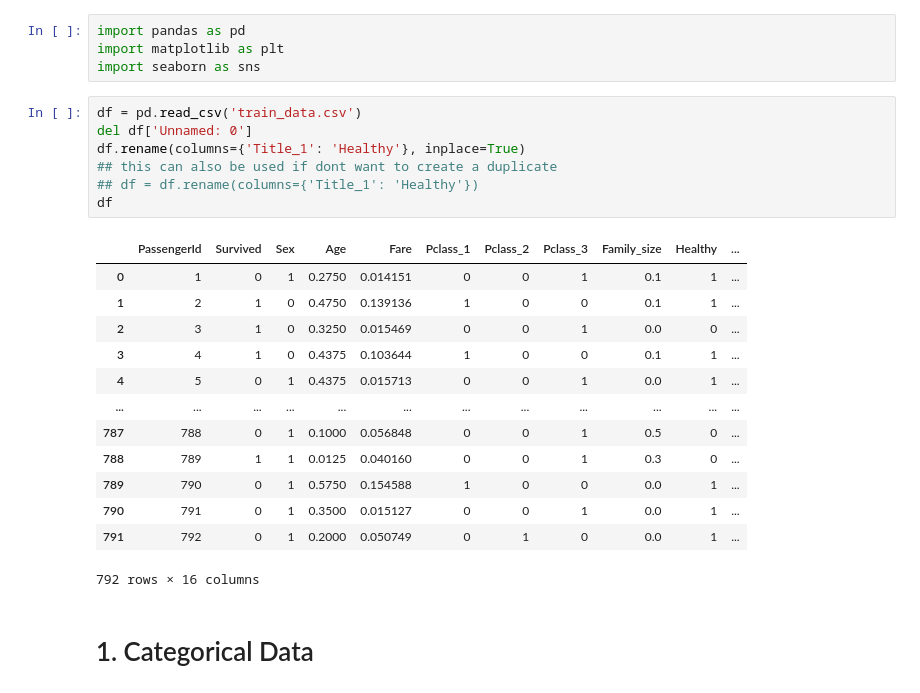
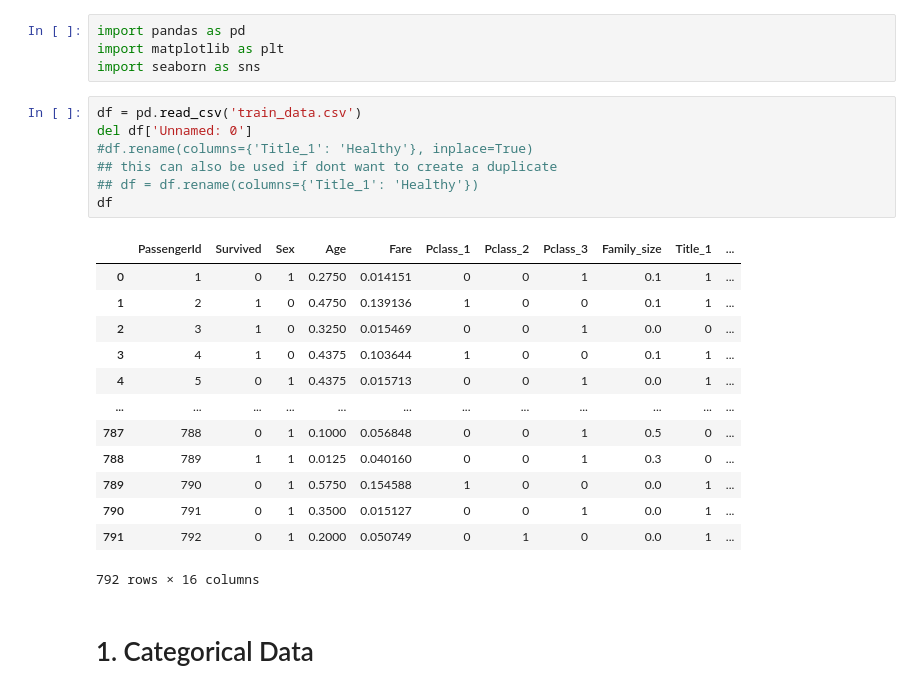
Before and after one commit to mohIITech/learning_machine_learning, a Jupyter notebook: JupyterNotebooks/MachineLearning/Exploratory Data Analysis (EDA)/univariate_analysis.ipynb, the cells around one changed output. Saved outputs shown, nothing was run; the diff lists cells and outputs as text.

```diff
--- a/JupyterNotebooks/MachineLearning/Exploratory Data Analysis (EDA)/univariate_analysis.ipynb
+++ b/JupyterNotebooks/MachineLearning/Exploratory Data Analysis (EDA)/univariate_analysis.ipynb
@@ -5,12 +26,12 @@ import seaborn as sns
 # %%
 df = pd.read_csv('train_data.csv')
 del df['Unnamed: 0']
-df.rename(columns={'Title_1': 'Healthy'}, inplace=True)
+#df.rename(columns={'Title_1': 'Healthy'}, inplace=True)
 ## this can also be used if dont want to create a duplicate
 ## df = df.rename(columns={'Title_1': 'Healthy'})
 df
 # %% [output]
-|  | PassengerId | Survived | Sex | Age | Fare | Pclass_1 | Pclass_2 | Pclass_3 | Family_size | Healthy | ... |
+|  | PassengerId | Survived | Sex | Age | Fare | Pclass_1 | Pclass_2 | Pclass_3 | Family_size | Title_1 | ... |
 | 0 | 1 | 0 | 1 | 0.2750 | 0.014151 | 0 | 0 | 1 | 0.1 | 1 | ... |
 | 1 | 2 | 1 | 0 | 0.4750 | 0.139136 | 1 | 0 | 0 | 0.1 | 1 | ... |
 | 2 | 3 | 1 | 0 | 0.3250 | 0.015469 | 0 | 0 | 1 | 0.0 | 0 | ... |
```
Also changed, not shown: parts of 11 cells of this notebook, 4 other files.
